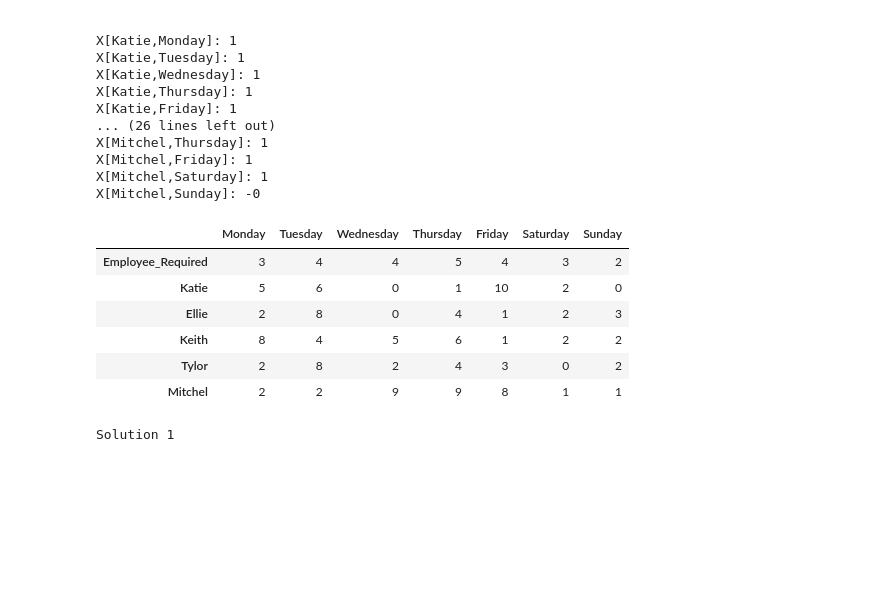
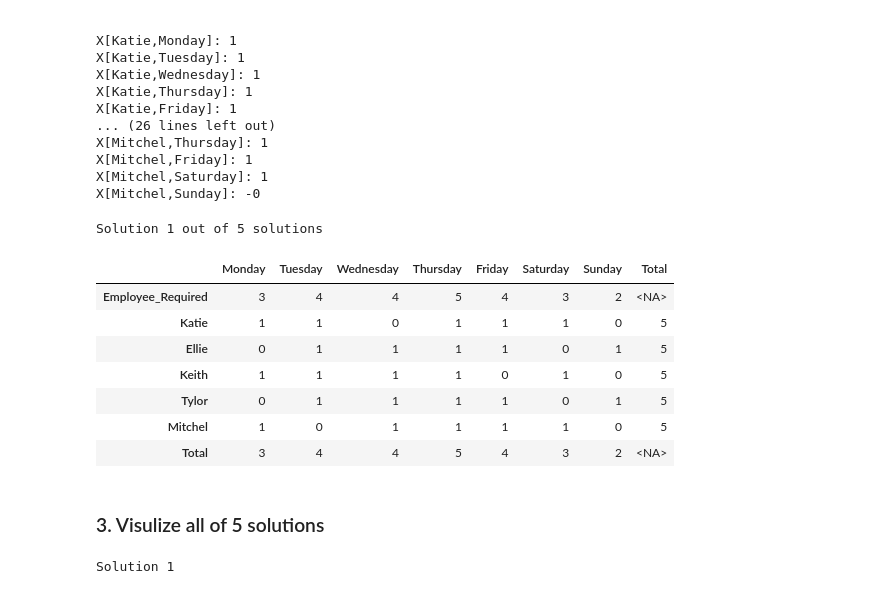
Before and after one commit to HelenXing123/Data-Science-Projects, a Jupyter notebook: Linear Programming/Employee Scheduling (multiple optimal solutions with visualization).ipynb, the cells around one changed output. Saved outputs shown, nothing was run; the diff lists cells and outputs as text; code cells hidden in the pictures; blank space fills up the shorter version.

```diff
--- a/Linear Programming/Employee Scheduling (multiple optimal solutions with visualization).ipynb
+++ b/Linear Programming/Employee Scheduling (multiple optimal solutions with visualization).ipynb
@@ -141,16 +141,28 @@ X[Mitchel,Friday]: 1
 X[Mitchel,Saturday]: 1
 X[Mitchel,Sunday]: -0
 # %%
+model.Params.SolutionNumber = 1
+print(f"\nSolution 1 out of 5 solutions")
 df_schedule = df.copy()
+for e in employees:
+    for d in weekdays:
+        df_schedule.loc[e, d] = X[e, d].Xn
+df_schedule['Total'] = df_schedule.iloc[1:, :].sum(axis=1)
+df_schedule.loc['Total'] = df_schedule.iloc[1:, :-1].sum(axis=0)
+df_schedule = df_schedule.astype('Int64')
 df_schedule
 # %% [output]
+Solution 1 out of 5 solutions
-|  | Monday | Tuesday | Wednesday | Thursday | Friday | Saturday | Sunday |
-| Employee_Required | 3 | 4 | 4 | 5 | 4 | 3 | 2 |
-| Katie | 5 | 6 | 0 | 1 | 10 | 2 | 0 |
-| Ellie | 2 | 8 | 0 | 4 | 1 | 2 | 3 |
-| Keith | 8 | 4 | 5 | 6 | 1 | 2 | 2 |
-| Tylor | 2 | 8 | 2 | 4 | 3 | 0 | 2 |
-| Mitchel | 2 | 2 | 9 | 9 | 8 | 1 | 1 |
+|  | Monday | Tuesday | Wednesday | Thursday | Friday | Saturday | Sunday | Total |
+| Employee_Required | 3 | 4 | 4 | 5 | 4 | 3 | 2 | <NA> |
+| Katie | 1 | 1 | 0 | 1 | 1 | 1 | 0 | 5 |
+| Ellie | 0 | 1 | 1 | 1 | 1 | 0 | 1 | 5 |
+| Keith | 1 | 1 | 1 | 1 | 0 | 1 | 0 | 5 |
+| Tylor | 0 | 1 | 1 | 1 | 1 | 0 | 1 | 5 |
+| Mitchel | 1 | 0 | 1 | 1 | 1 | 1 | 0 | 5 |
+| Total | 3 | 4 | 4 | 5 | 4 | 3 | 2 | <NA> |
+# %% [markdown]
+### 3. Visulize all of 5 solutions
 # %%
 df_schedule_list = []
 
```
Also changed, not shown: parts of 4 cells of this notebook.
